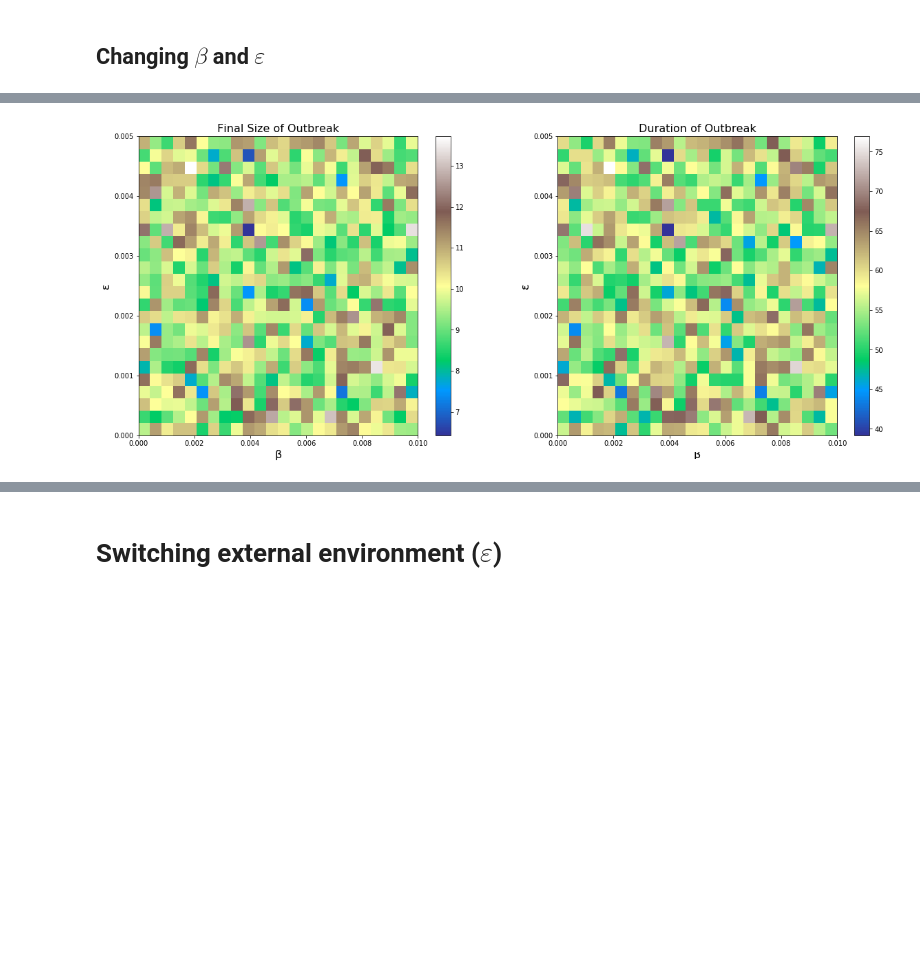
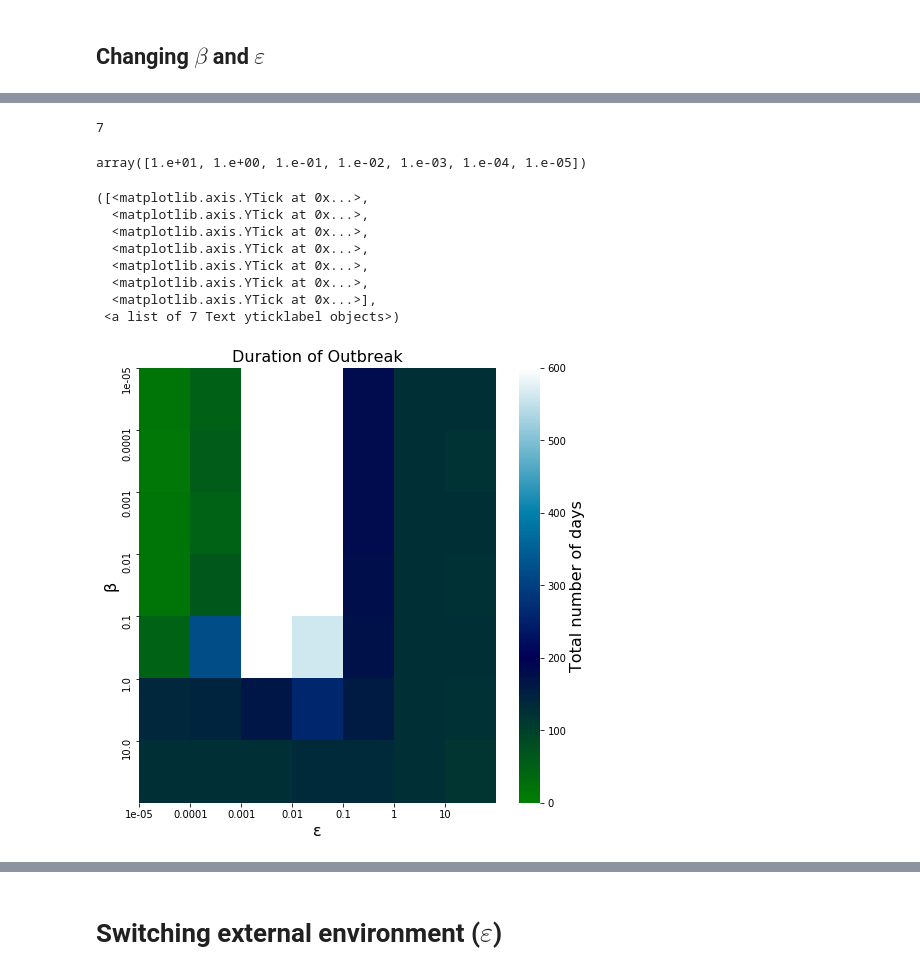
Before and after one commit to ersouthall/NipahVirus, a Jupyter notebook: Coupled Gillespie.ipynb, the cells around one changed output, grey strips where cells are left out. Cells and saved outputs as stored; diff of their text form; code cells hidden in the pictures; blank space fills up the shorter version.

```diff
--- a/Coupled Gillespie.ipynb
+++ b/Coupled Gillespie.ipynb
@@ -193,7 +229,7 @@ for i in range(Num_sim):
 # %%
 max_time = []
 num_inf = []
-for k in range(Num_sim):
+for k in range(i):
     max_time.append(max(Time[k]))
     num_inf.append(Cum[k][-1])
 
@@ -367,9 +415,9 @@ eps = np.linspace(0,0.005, 100)
 # %%
-final = np.zeros(shape = (100,100))
-duration = np.zeros(shape = (100,100))
+final = np.zeros(shape = (Num_param,Num_param))
+duration = np.zeros(shape = (Num_param,Num_param))
 
-for k in range(100):
-    for y in range(100):
+for k in range(Num_param):
+    for y in range(Num_param):
         start = time.time()
         B = betas[k]
         E = eps[y]
@@ -377,7 +425,7 @@ for k in range(100):
         Cum = []
         Num_sim = 100
         for i in range(Num_sim):
-            Gh_adj = gillespieSEIHR(Input_H, β, μ1, μ2, σ, ω, ϵ, α,pp, γ, capT)
+            Gh_adj = gillespieSEIHR(Input_H, B, μ1, μ2, σ, ω, E, α,pp, γ, capT)
             SEIHRt_adj = Gh_adj[0]
 #             cum_inf = []
             manht = []
@@ -393,8 +441,7 @@ for k in range(100):
         for j in range(Num_sim):
             total_time.append(max(Time[j]))
 #             num_inf.append(np)
-        print(np.mean(Cum))
+#         print(np.mean(Cum))
         final[k,y] = np.mean(Cum)
-#         final[k,y] = np.mean(num_inf)
         duration[k,y] = np.mean(total_time)
-        print("k,y, time ", k,y, time.time() - start)
+#         print("k,y, time ", k,y, time.time() - start)
@@ -630,29 +458,54 @@ array([[9.31, 9.66, 9.93, ..., 0.  , 0.  , 0.  ],
+# %%
+b = np.loadtxt('duration.txt')
+a = np.loadtxt('final_size.txt')
+# duration
+len(betas1)
+# %% [output]
+7
 # %%
 final = np.array(final)
-# indices = np.triu_indices_from(final)
-# final = np.asarray( final[indices] )
 final.shape
 duration = np.array(duration)
+eps
+# %% [output]
+array([1.e+01, 1.e+00, 1.e-01, 1.e-02, 1.e-03, 1.e-04, 1.e-05])
+# %%
+eps = np.flip(eps, 0)
 # %%
 # sns.heatmap(final, cmap='terrain')
-fig, ax = plt.subplots(figsize=(20,8))
-plt.subplot(1,2,1)
-pcm = plt.pcolormesh(betas, eps, final, rasterized=True, cmap= 'terrain') # you don't need rasterized=True
-fig.colorbar(pcm)
-plt.title('Final Size of Outbreak', fontsize = 16)
-plt.ylabel('ɛ', fontsize = 16)
-plt.xlabel('β', fontsize = 16)
+fig, ax = plt.subplots(figsize=(8,8))
+plt.subplot(1,1,1)
+# pcm = sns.heatmap(final,  cmap= 'ocean', vmax = 2300, cbar_kws={'label': 'Total number of infected individuals'}) # you don't need rasterized=True
+# # fig.colorbar(pcm)
+# pcm.figure.axes[-1].yaxis.label.set_size(16)
 
-plt.subplot(1,2,2)
-pcm = plt.pcolormesh(betas, eps, duration, rasterized=True, cmap= 'terrain') # you don't need rasterized=True
-fig.colorbar(pcm)
+# plt.title('Final Size of Outbreak', fontsize = 16)
+# plt.xticks(np.arange(7),betas)
+# plt.yticks(np.arange(7), eps)
+# plt.xlabel('ɛ', fontsize = 16)
+# plt.ylabel('β', fontsize = 16)
+
+# plt.subplot(1,2,2)
+pcm = sns.heatmap( duration, cmap= 'ocean', vmin = 0, vmax = 600,  cbar_kws={'label': 'Total number of days'}) # you don't need rasterized=True
+# fig.colorbar(pcm)
+pcm.figure.axes[-1].yaxis.label.set_size(16)
 plt.title('Duration of Outbreak', fontsize = 16)
-plt.ylabel('ɛ', fontsize = 16)
-plt.xlabel('β', fontsize = 16)
-# plt.xticks(betas, betas)
-# plt.yticks(eps, eps)
-plt.show()
+
+plt.xlabel('ɛ', fontsize = 16)
+plt.ylabel('β', fontsize = 16)
+plt.xticks(np.arange(7),betas)
+plt.yticks(np.arange(7), eps)
+# normi = plt.colors.Normalize(vmin=0, vmax=200);
+# # plt.show()
 # %% [output]
+([<matplotlib.axis.YTick at 0x...>,
+  <matplotlib.axis.YTick at 0x...>,
+  <matplotlib.axis.YTick at 0x...>,
+  <matplotlib.axis.YTick at 0x...>,
+  <matplotlib.axis.YTick at 0x...>,
+  <matplotlib.axis.YTick at 0x...>,
+  <matplotlib.axis.YTick at 0x...>],
+ <a list of 7 Text yticklabel objects>)
-[figure, old version]
+[figure, new version]
 # %%
 X = []
```
Also changed, not shown: parts of 30 cells of this notebook, 2 other files.
